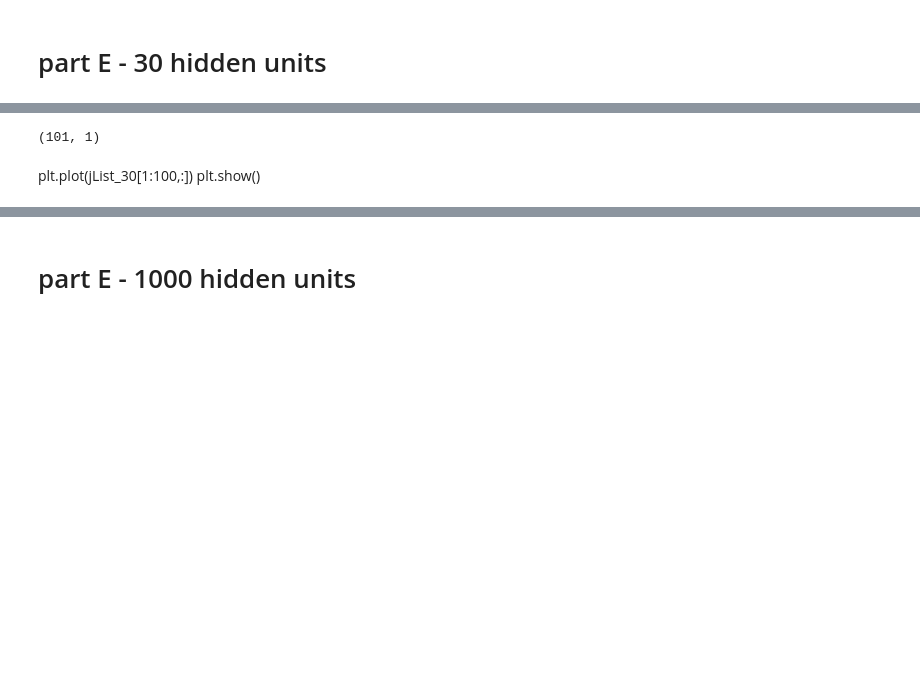
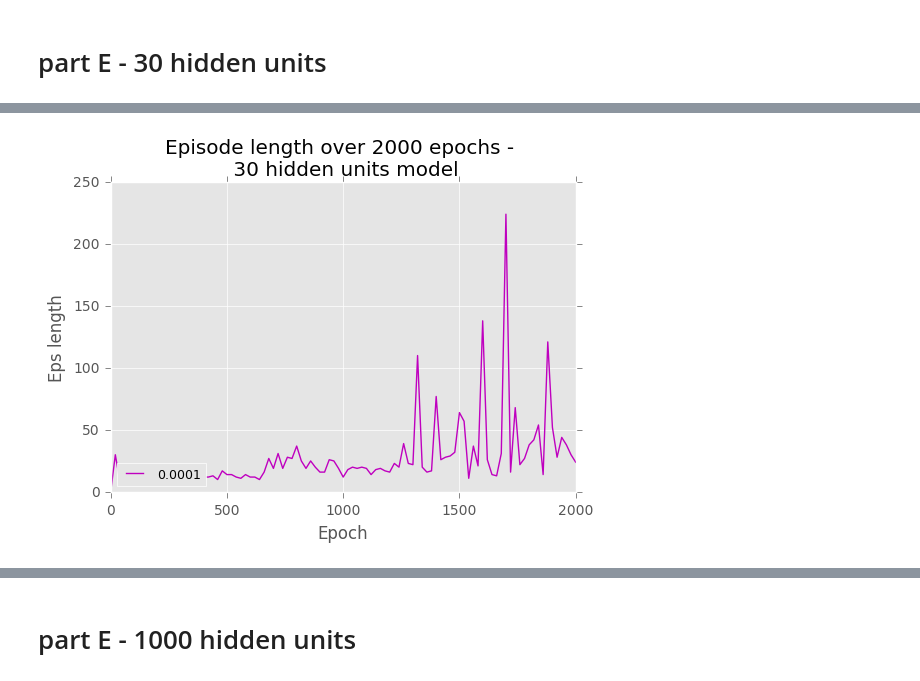
Before and after one commit to omernivro/Deep, a Jupyter notebook: assignment_3_gym_note.ipynb, the cells around one changed output, grey strips where cells are left out. Drawn from its saved outputs; the diff is of its cells as text; code cells hidden in the pictures; blank space fills up the shorter version.

Commit message:
full_ver_with_part_f

```diff
--- a/assignment_3_gym_note.ipynb
+++ b/assignment_3_gym_note.ipynb
@@ -522,7 +533,7 @@ size=(2000,100)
 jList = np.zeros(size)
 lo_List = np.zeros(size)
 
-for run in range(2):
+for run in range(100):
     tf.reset_default_graph()
     states,nextQ=plh()
     Q,maxQ1,Q_prime,loss,trainer=graph(lr,states,nextQ)
@@ -563,7 +574,7 @@ for run in range(2):
             s = s1
         lo_List[i,run]=(lo)
         jList[i,run]=(j+1)
-folder='/Users/onivron/trained_models/ass_3/weights/task_A_part_d/'+str(lr)
+folder='/Users/onivron/trained_models/ass_3/weights/task_A_part_d/'+str(lr_d[0])
 save_path=saver.save(sess,folder+'/accu')
 all_loss=np.reshape(np.mean(lo_List,1),[2000,1])
 all_leng=np.reshape(np.mean(jList,1),[2000,1])
@@ -580,7 +591,7 @@ plt.show()
 <h1> testing w/ saved weights </h1>
 # %%
 tf.reset_default_graph()
-save_MDir='/Users/onivron/trained_models/ass_3/weights/task_A_part_d/'+str(lr)+'/'
+save_MDir='/Users/onivron/trained_models/ass_3/weights/task_A_part_d/'+str(lr_d[0])+'/'
 save_model = os.path.join(save_MDir,'accu')
 states,targetQ=plh()
 Q,maxQ1,Q_prime,loss,trainer=graph(lr,states,targetQ)
@@ -707,10 +723,13 @@ for run in range(1):
             jList_30[(i+1)/20,run]=(j)
     folder='/Users/onivron/trained_models/ass_3/weights/task_A_part_e/'+str(30)
     save_path=saver.save(sess,folder+'/accu')
-# %%
-np.shape(lo_List_30)
-# %% [output]
-(101, 1)
-# %% [markdown]
-plt.plot(jList_30[1:100,:])
-plt.show()
+# %%
+x1=np.arange(0,2020,20)
+line=plt.plot(x1,jList_30,'m',label='0.0001')
+plt.xlabel('Epoch')
+plt.ylabel('Eps length')
+plt.title('Episode length over 2000 epochs - \n 30 hidden units model')
+plt.legend(loc=3,prop={'size':9})
+plt.show()
+# %% [output]
+[figure, added]
```
Also changed, not shown: parts of 34 cells of this notebook.
